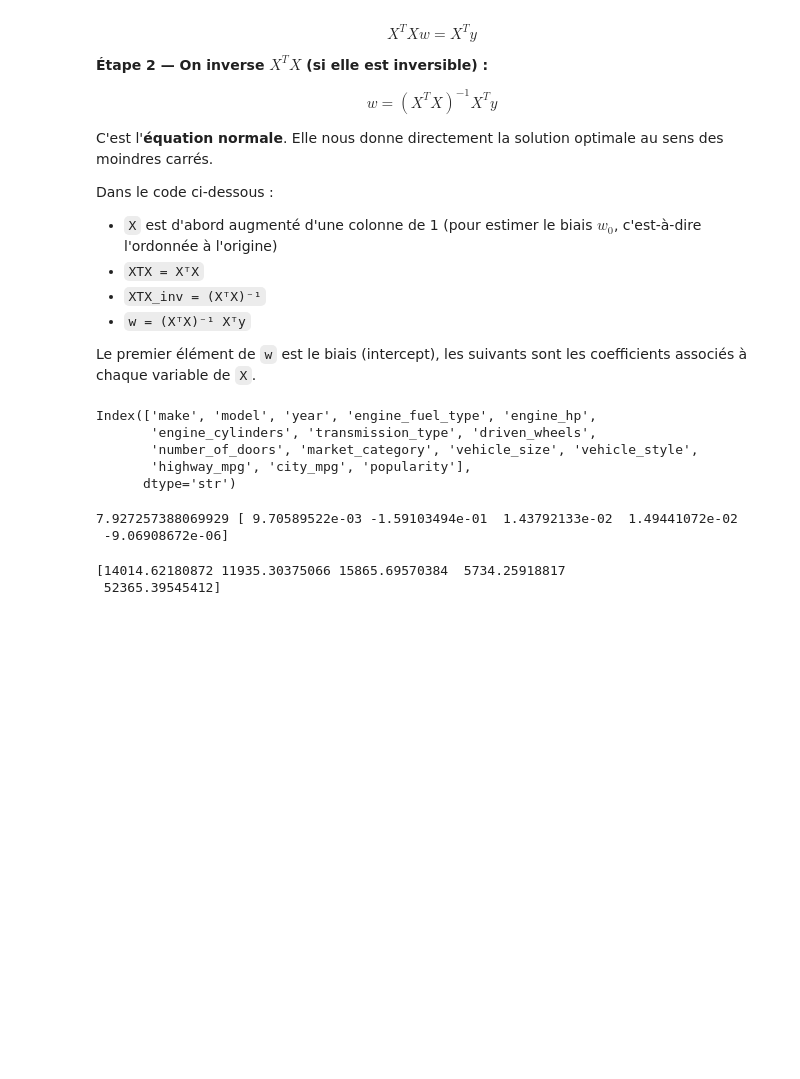
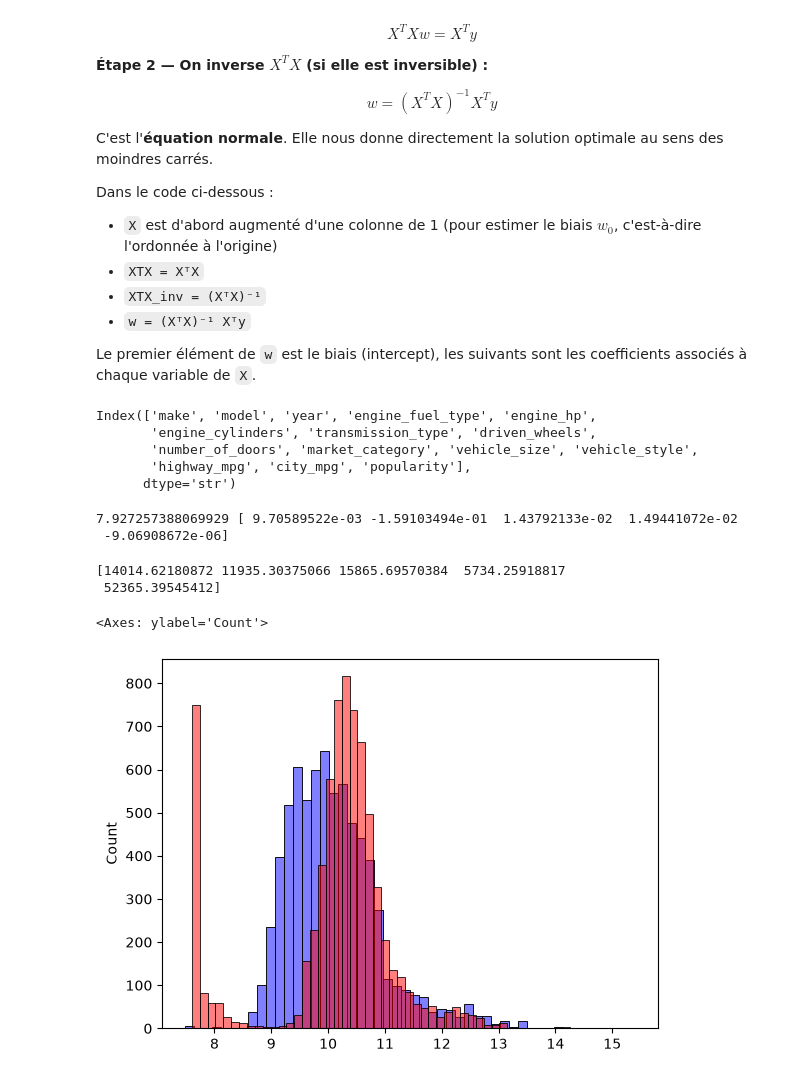
Before and after one commit to Achrafelmadanyy/ml, a Jupyter notebook: learning/data_analysis_and_classification_linear_regression.ipynb, the cells around one changed output. Saved outputs shown, nothing was run; the diff lists cells and outputs as text; code cells hidden in the pictures; blank space fills up the shorter version.

```diff
--- a/learning/data_analysis_and_classification_linear_regression.ipynb
+++ b/learning/data_analysis_and_classification_linear_regression.ipynb
@@ -165,3 +165,9 @@ print(np.expm1(predictions[:5]))
 # %% [output]
 [14014.62180872 11935.30375066 15865.69570384  5734.25918817
  52365.39545412]
+# %%
+sns.histplot(predictions, bins=50, color="blue" ,alpha=0.5)
+sns.histplot(y_train, bins=50, color="red", alpha=0.5)
+# %% [output]
+<Axes: ylabel='Count'>
+[figure, added]
```
Also changed, not shown: 1 other file.
